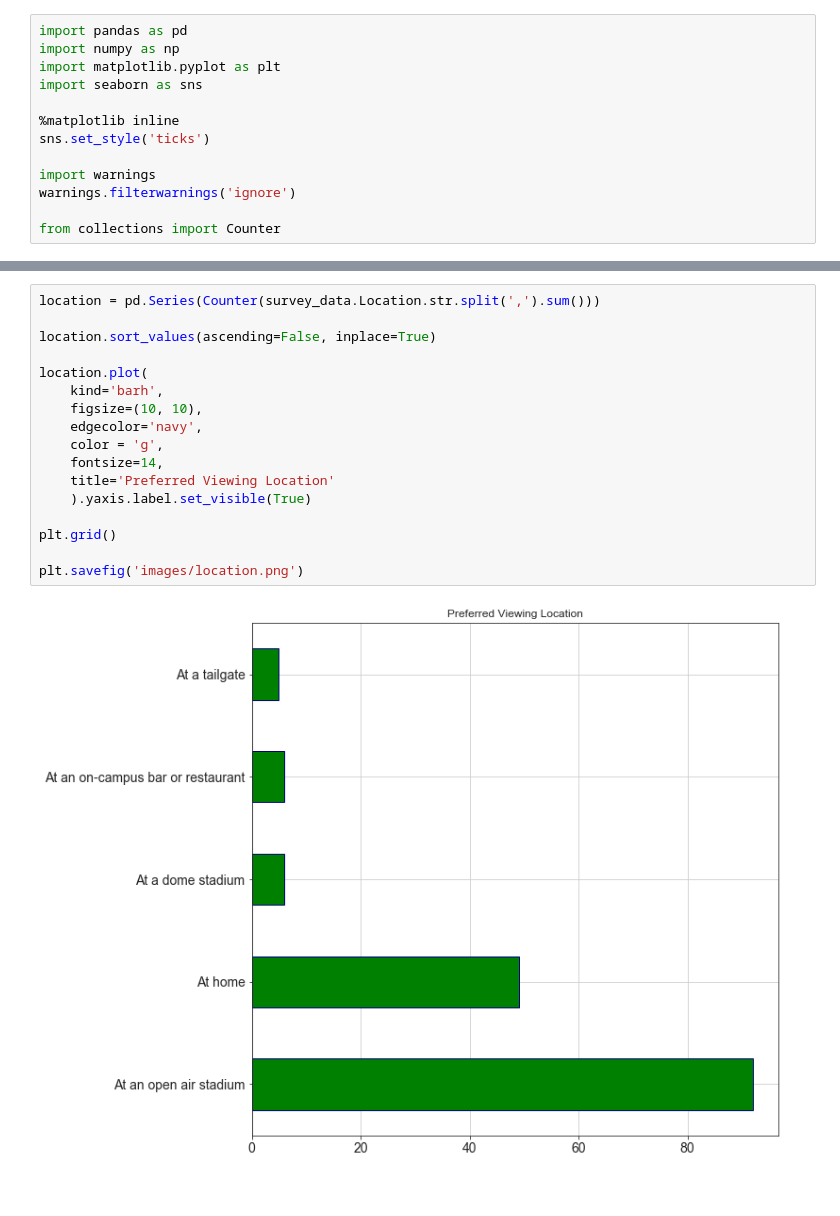
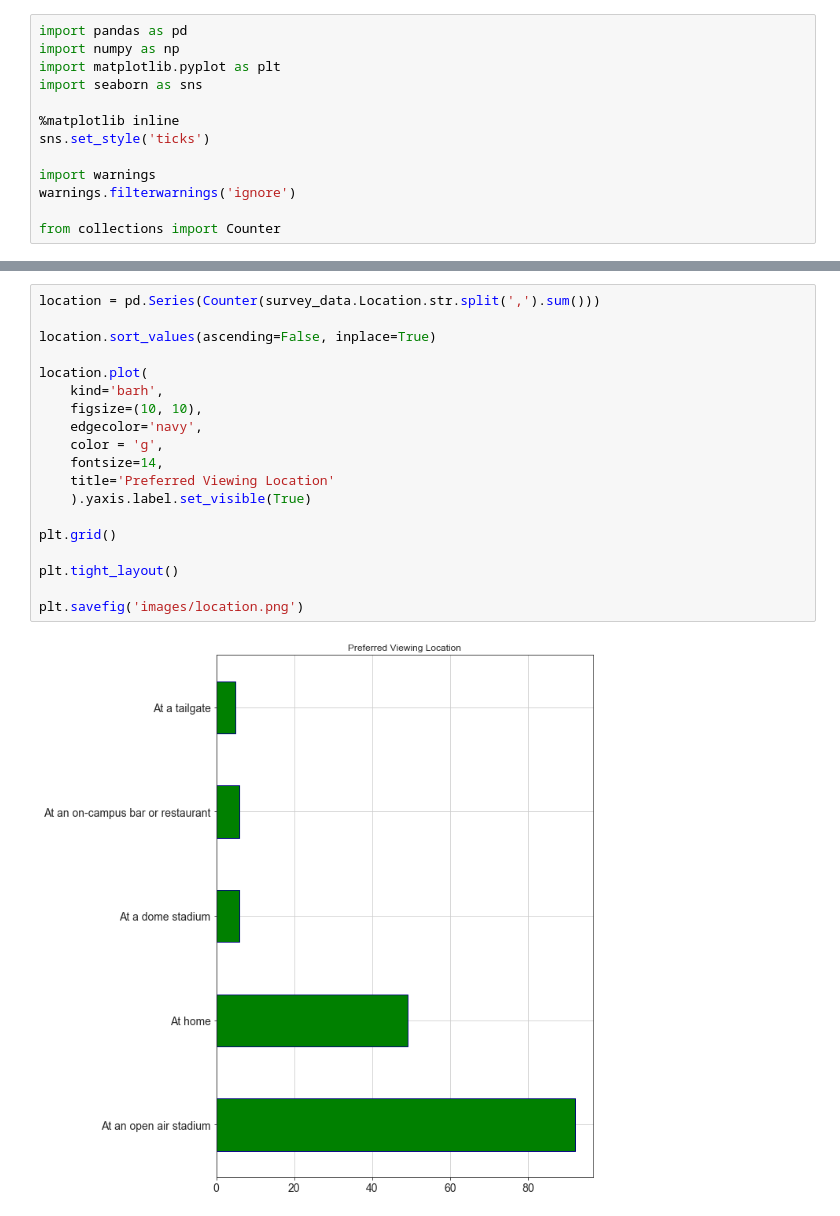
Before and after one commit to willcpope/cfb_attendance, a Jupyter notebook: cfb_attendance.ipynb, the cells around one changed output, grey strips where cells are left out. Drawn from its saved outputs; the diff is of its cells as text.

```diff
--- a/cfb_attendance.ipynb
+++ b/cfb_attendance.ipynb
@@ -148,22 +160,24 @@ plt.savefig('images/stadium.png')
 # %%
 location = pd.Series(Counter(survey_data.Location.str.split(',').sum()))
 
 location.sort_values(ascending=False, inplace=True)
 
 location.plot(
     kind='barh',
     figsize=(10, 10),
     edgecolor='navy',
     color = 'g',
     fontsize=14,
     title='Preferred Viewing Location'
     ).yaxis.label.set_visible(True)
 
 plt.grid()
 
+plt.tight_layout()
+
 plt.savefig('images/location.png')
 # %% [output]
-[figure, old version]
+[figure, new version]
 # %%
 features = pd.Series(Counter(survey_data.Features.str.split(';').sum()))
 
```
Also changed, not shown: parts of 7 cells of this notebook, 7 other files.
